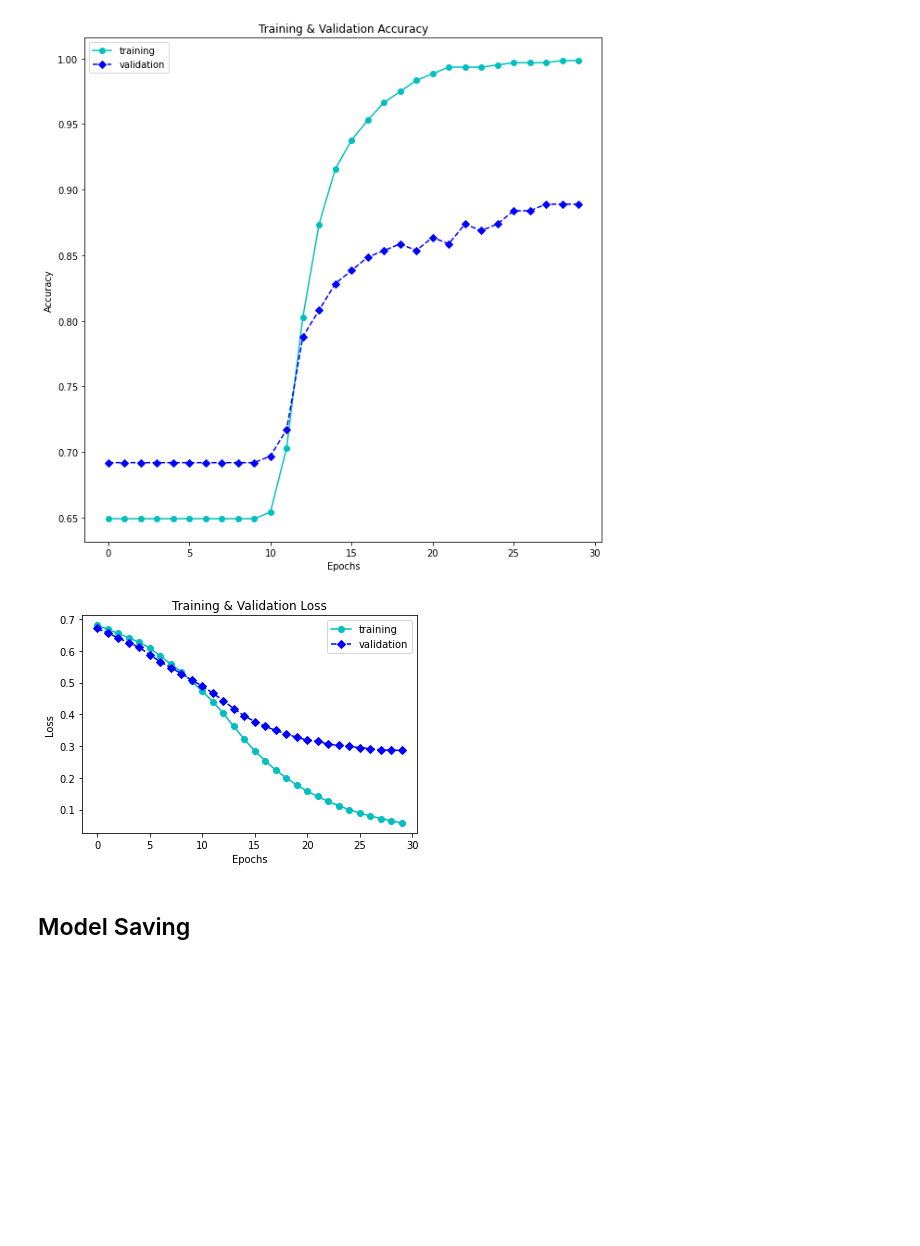
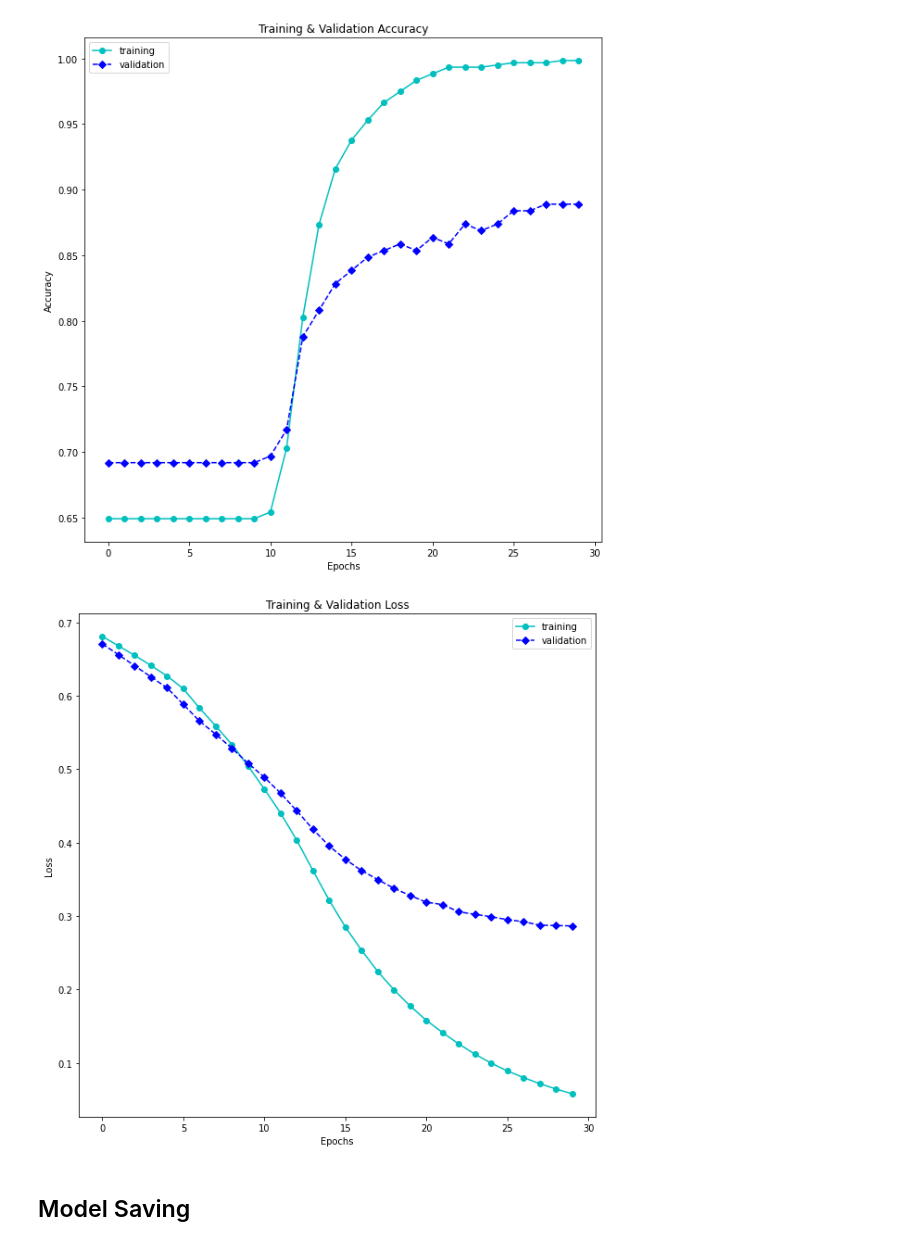
Before and after one commit to Bennyhp/PA-KB-B1-20, a Jupyter notebook: model.ipynb, the cells around one changed output. Drawn from its saved outputs; the diff is of its cells as text; code cells hidden in the pictures; blank space fills up the shorter version.

Commit message:
Update model.ipynb
Perbaikian visualisasi

```diff
--- a/model.ipynb
+++ b/model.ipynb
@@ -189,21 +189,22 @@ plt.show()
 # %% [output]
 [figure]
 # %%
+plt.figure(1, figsize=(10,10))
 plt.plot(range(len(history.history['loss'])),
          history.history['loss'],
           'co-',
          label='training')
 plt.plot(range(len(history.history['val_loss'])),
          history.history['val_loss'],
          'bD--',
          label='validation')
 plt.title('Training & Validation Loss')
 plt.legend()
 plt.xlabel("Epochs")
 plt.ylabel("Loss")
 plt.show()
 # %% [output]
-[figure, old version]
+[figure, new version]
 # %% [markdown]
 ## Model Saving
 # %%
```
